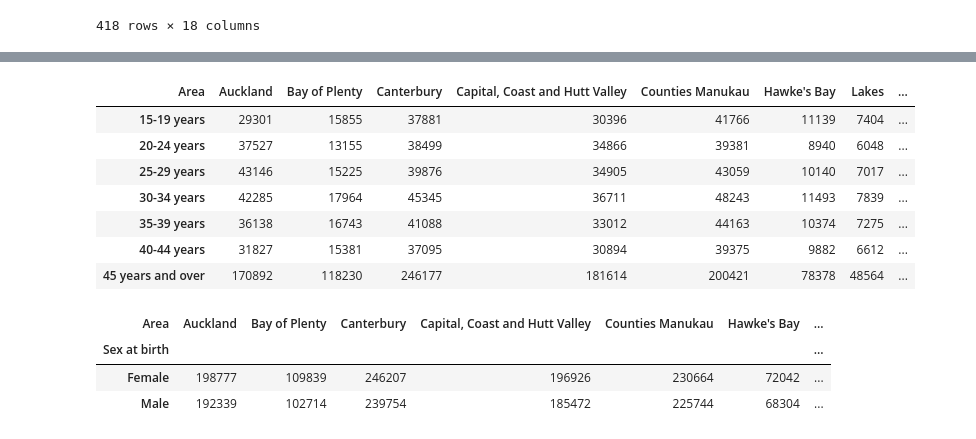
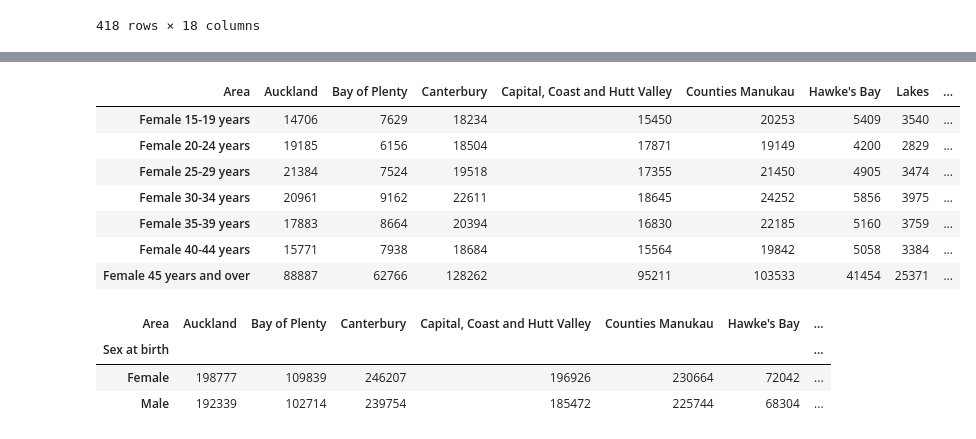
Before and after one commit to UoA-eResearch/healthpoint, a Jupyter notebook: ECP.ipynb, the cells around one changed output, grey strips where cells are left out. Saved outputs shown, nothing was run; the diff lists cells and outputs as text; code cells hidden in the pictures.

```diff
--- a/ECP.ipynb
+++ b/ECP.ipynb
@@ -247,6 +247,7 @@ distance_time_stats
 # %%
 pop = pd.read_csv("2023 population by DHB.csv")
 pop["Sex at birth"] = np.where(pop["CEN23_SAB_002"] == 11, "Male", "Female")
+fpop = pop[pop["Sex at birth"] == "Female"]
 pop
 # %% [output]
 |  | STRUCTURE | STRUCTURE_ID | STRUCTURE_NAME | ACTION | CEN23_YEAR_001 | Census year | CEN23_GEO_002 | Area | ... |
@@ -263,8 +264,8 @@ pop
 | 417 | DATAFLOW | STATSNZ:CEN23_POP_006(1.0) | Ethnicity (grouped total response... | I | 2023 | 2023 | 404 | Southern | ... |
 418 rows × 18 columns
 # %%
-pop_by_dhb = pop.pivot_table(index="Age", columns="Area", values="OBS_VALUE", aggfunc="sum")
-pop_by_dhb
+fpop_by_dhb = fpop.pivot_table(index="Age", columns="Area", values="OBS_VALUE", aggfunc="sum")
+fpop_by_dhb
 # %% [output]
 | Area | Auckland | Bay of Plenty | Canterbury | Capital, Coast and Hutt Valley | Counties Manukau | Hawke's Bay | Lakes | ... |
 | Age |  |  |  |  |  |  |  | ... |
@@ -282,17 +283,18 @@ pop_by_dhb
 # %%
-aggregate = pop_by_dhb.loc["45-49":"65 years and over"].sum(axis=0).sort_values(ascending=False)
+aggregate = fpop_by_dhb.loc["45-49":"65 years and over"].sum(axis=0).sort_values(ascending=False)
 aggregate.name = "45 years and over"
-pop_by_dhb = pd.concat([pop_by_dhb.loc[:"45-49"], aggregate.to_frame().T])
-pop_by_dhb
+fpop_by_dhb = pd.concat([fpop_by_dhb.loc[:"45-49"], aggregate.to_frame().T])
+fpop_by_dhb.index = "Female " + fpop_by_dhb.index
+fpop_by_dhb
 # %% [output]
 | Area | Auckland | Bay of Plenty | Canterbury | Capital, Coast and Hutt Valley | Counties Manukau | Hawke's Bay | Lakes | ... |
-| 15-19 years | 29301 | 15855 | 37881 | 30396 | 41766 | 11139 | 7404 | ... |
-| 20-24 years | 37527 | 13155 | 38499 | 34866 | 39381 | 8940 | 6048 | ... |
-| 25-29 years | 43146 | 15225 | 39876 | 34905 | 43059 | 10140 | 7017 | ... |
-| 30-34 years | 42285 | 17964 | 45345 | 36711 | 48243 | 11493 | 7839 | ... |
-| 35-39 years | 36138 | 16743 | 41088 | 33012 | 44163 | 10374 | 7275 | ... |
-| 40-44 years | 31827 | 15381 | 37095 | 30894 | 39375 | 9882 | 6612 | ... |
-| 45 years and over | 170892 | 118230 | 246177 | 181614 | 200421 | 78378 | 48564 | ... |
+| Female 15-19 years | 14706 | 7629 | 18234 | 15450 | 20253 | 5409 | 3540 | ... |
+| Female 20-24 years | 19185 | 6156 | 18504 | 17871 | 19149 | 4200 | 2829 | ... |
+| Female 25-29 years | 21384 | 7524 | 19518 | 17355 | 21450 | 4905 | 3474 | ... |
+| Female 30-34 years | 20961 | 9162 | 22611 | 18645 | 24252 | 5856 | 3975 | ... |
+| Female 35-39 years | 17883 | 8664 | 20394 | 16830 | 22185 | 5160 | 3759 | ... |
+| Female 40-44 years | 15771 | 7938 | 18684 | 15564 | 19842 | 5058 | 3384 | ... |
+| Female 45 years and over | 88887 | 62766 | 128262 | 95211 | 103533 | 41454 | 25371 | ... |
 # %%
 sex_by_DHB = pop.pivot_table(index="Sex at birth", columns="Area", values="OBS_VALUE", aggfunc="sum")
 sex_by_DHB
```
Also changed, not shown: parts of 3 cells of this notebook, 1 other file.
